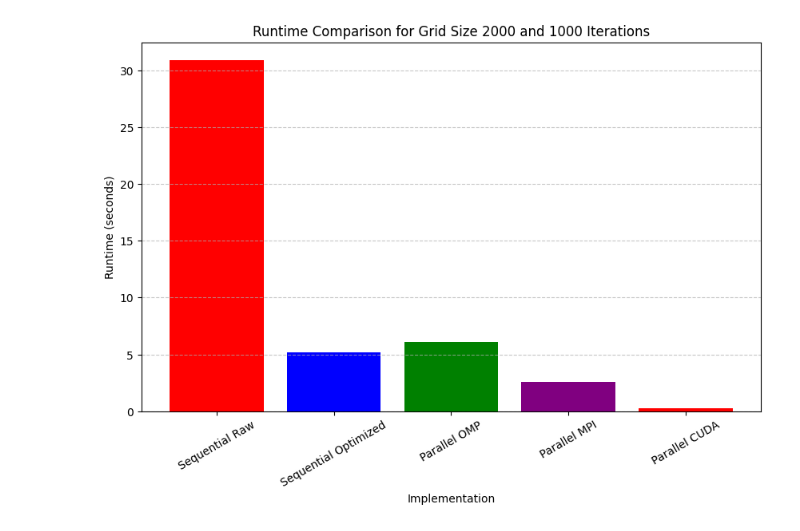
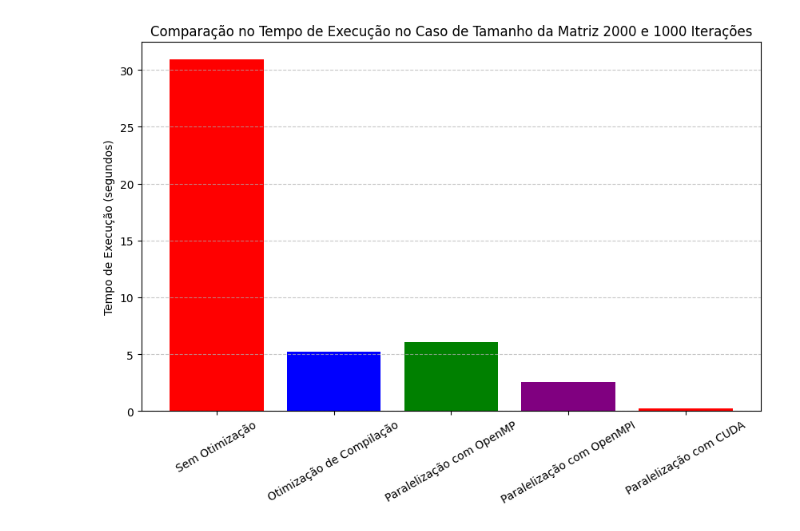
Before and after one commit to masterkey-07/pcd-simulation, a Jupyter notebook: analysis/graphs.ipynb, the cells around one changed output. Drawn from its saved outputs; the diff is of its cells as text; code cells hidden in the pictures.

```diff
--- a/analysis/graphs.ipynb
+++ b/analysis/graphs.ipynb
@@ -219,35 +301,34 @@ import pandas as pd
 plt.figure(figsize=(10, 6))
 
 grid_size_6000 = 2000
 
 # Subset data for the specified grid size and iterations
 seq_raw_subset = seq_raw[(seq_raw["grid_size"] == grid_size_6000) & (seq_raw["iterations"] == 1000)]
 seq_opt_subset = seq_opt[(seq_opt["grid_size"] == grid_size_6000) & (seq_opt["iterations"] == 1000)].reset_index()
 opm_subset = parallel_omp[(parallel_omp["grid_size"] == grid_size_6000) & (parallel_omp["iterations"] == 1000)]
 opm_subset = opm_subset[opm_subset['thread'] == 12].reset_index()
 mpi_subset = parallel_mpi[(parallel_omp["grid_size"] == grid_size_6000) & (parallel_omp["iterations"] == 1000)]
 mpi_subset = mpi_subset[mpi_subset['processes'] == 12].reset_index()
 cuda_subset = parallel_cuda[(parallel_cuda["grid_size"] == grid_size_6000) & (parallel_cuda["iterations"] == 1000)]
 cuda_subset = cuda_subset[cuda_subset['block_size'] == 8].reset_index()
 
 # Extract runtime values
 runtime_values = [
     seq_raw_subset["runtime"].values[0],
     seq_opt_subset["runtime"].values[0],
     opm_subset["runtime"].values[0],
     mpi_subset["runtime"].values[0],
     cuda_subset["runtime"].values[0]
 ]
 
-labels = ["Sequential Raw", "Sequential Optimized", "Parallel OMP", "Parallel MPI", "Parallel CUDA"]
+labels = ["Sem Otimização", "Otimização de Compilação", "Paralelização com OpenMP", "Paralelização com OpenMPI", "Paralelização com CUDA"]
 
 # Create bar chart
 plt.bar(labels, runtime_values, color=['red', 'blue', 'green', 'purple'])
-plt.xlabel('Implementation')
-plt.ylabel('Runtime (seconds)')
-plt.title(f'Runtime Comparison for Grid Size {grid_size_6000} and 1000 Iterations')
+plt.ylabel('Tempo de Execução (segundos)')
+plt.title(f'Comparação no Tempo de Execução no Caso de Tamanho da Matriz {grid_size_6000} e 1000 Iterações')
 plt.xticks(rotation=30)
 plt.grid(axis='y', linestyle='--', alpha=0.7)
 plt.show()
 # %% [output]
-[figure, old version]
+[figure, new version]
```
Also changed, not shown: parts of 24 cells of this notebook, 35 other files.
